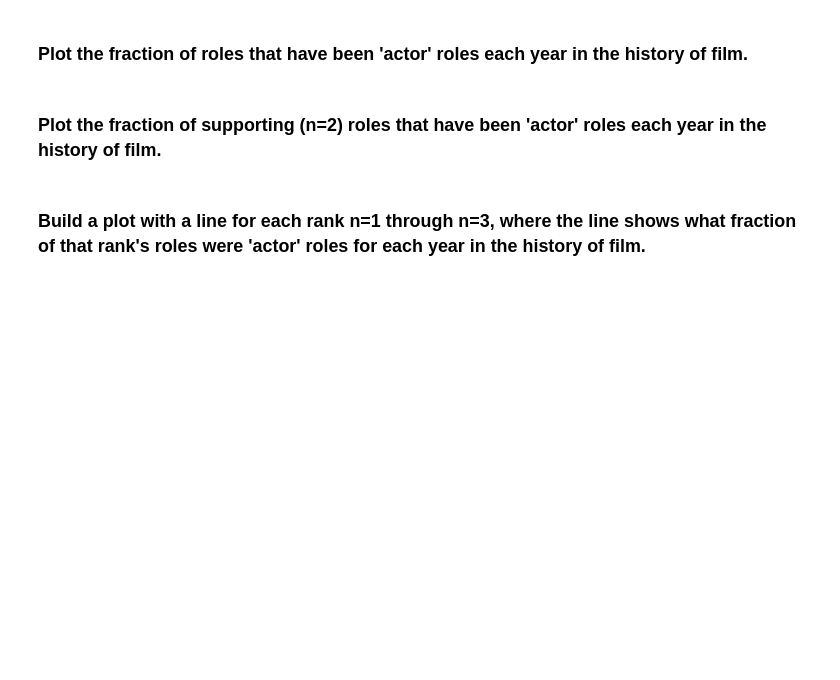
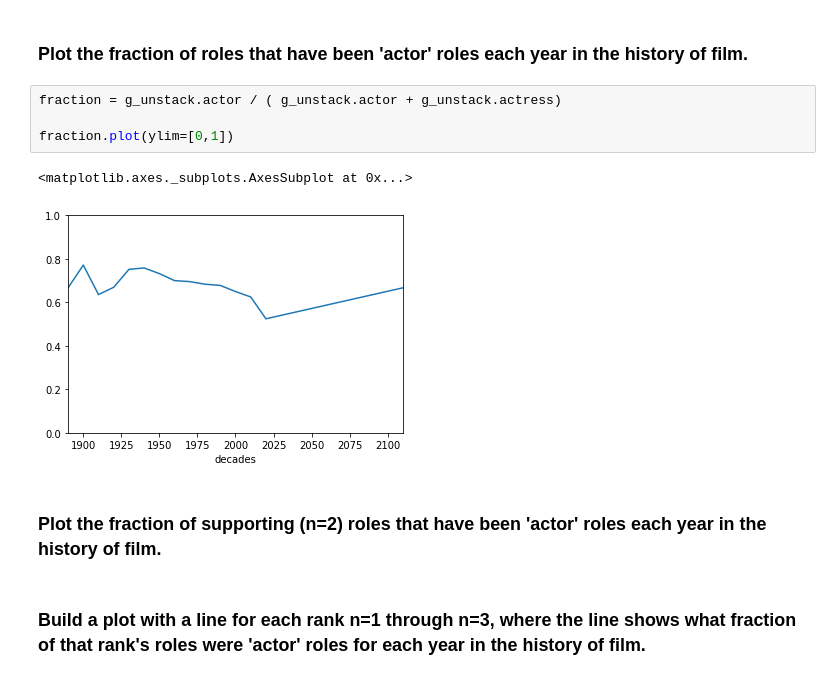
Before and after one commit to tansudasli/analytics-sandbox, a Jupyter notebook: pandas/Exercises-4.ipynb, the cells around one changed output. Cells and saved outputs as stored; diff of their text form; blank space fills up the shorter version.

```diff
--- a/pandas/Exercises-4.ipynb
+++ b/pandas/Exercises-4.ipynb
@@ -115,5 +124,12 @@ g.unstack().fillna(0)
 # %% [markdown]
 ### Plot the fraction of roles that have been 'actor' roles each year in the history of film.
+# %%
+fraction = g_unstack.actor / ( g_unstack.actor + g_unstack.actress)
+
+fraction.plot(ylim=[0,1])
+# %% [output]
+<matplotlib.axes._subplots.AxesSubplot at 0x...>
+[figure, added]
 # %% [markdown]
 ### Plot the fraction of supporting (n=2) roles that have been 'actor' roles each year in the history of film.
 # %% [markdown]
```
Also changed, not shown: parts of 9 cells of this notebook.
